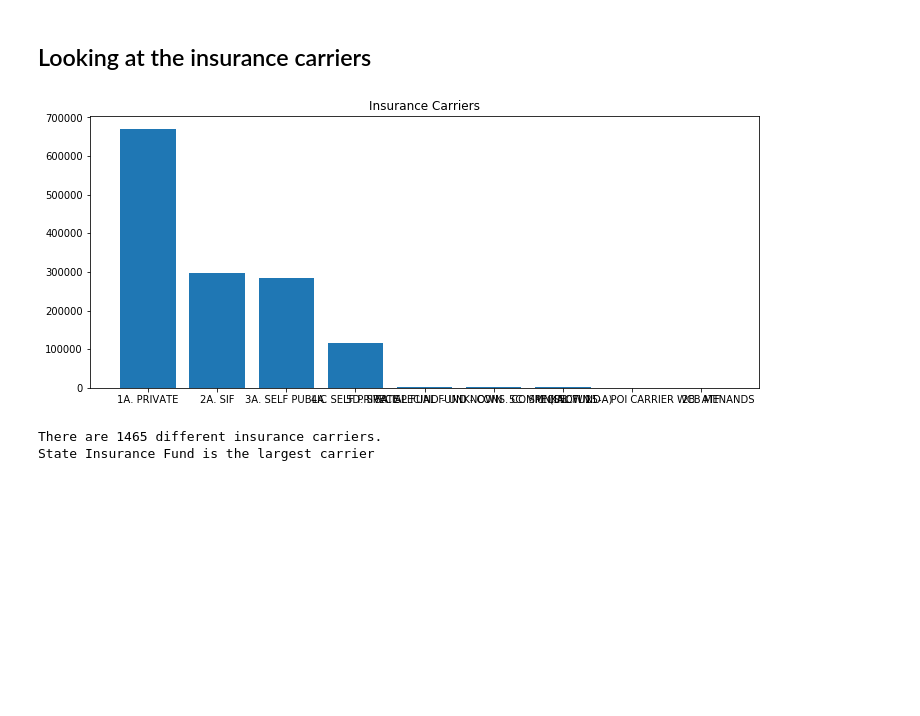
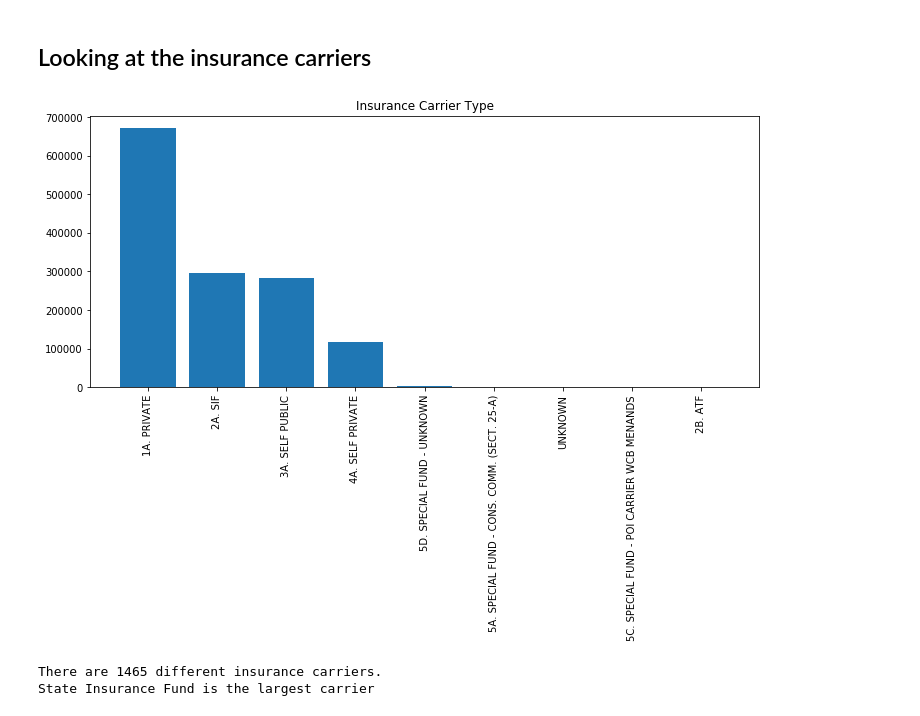
Before and after one commit to cbevis/U3_Capstone, a Jupyter notebook: NYS_Assembled_Workers2.ipynb, the cells around one changed output. Drawn from its saved outputs; the diff is of its cells as text; code cells hidden in the pictures; blank space fills up the shorter version.

```diff
--- a/NYS_Assembled_Workers2.ipynb
+++ b/NYS_Assembled_Workers2.ipynb
@@ -443,13 +480,14 @@ plt.show()
 # %%
 ins_types_plot = df.groupby(by='Carrier Type')['Carrier Type'].count()
 ins_types_plot = ins_types_plot.sort_values(ascending=False)
 plt.figure(figsize=(12, 5))
 plt.bar(ins_types_plot.index, ins_types_plot)
 plt.title('Insurance Carrier Type')
+plt.xticks(rotation=90)
 
 plt.show()
 # %% [output]
-[figure, old version]
+[figure, new version]
 # %%
 carrier_plot = df.groupby(by='Carrier Name')['Carrier Name'].count()
 carrier_plot = carrier_plot.sort_values(ascending=False)[:10]
```
Also changed, not shown: parts of 34 cells of this notebook.
